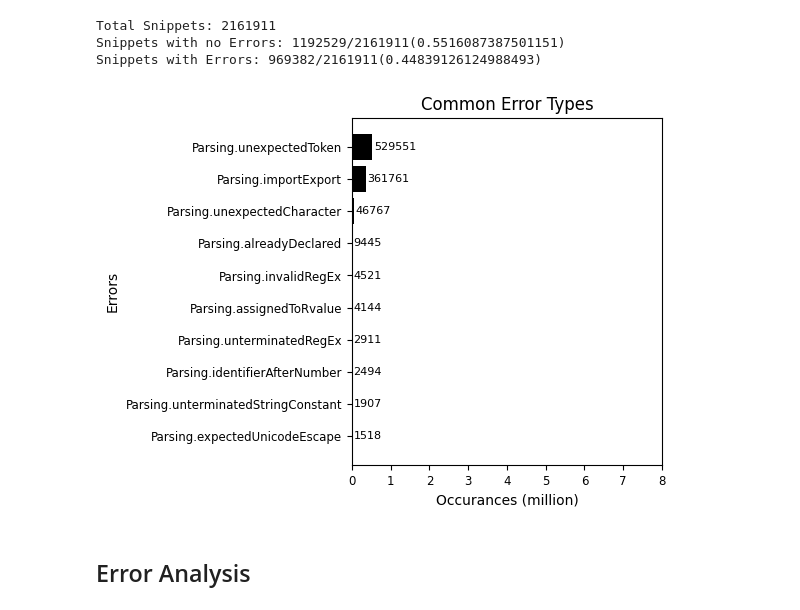
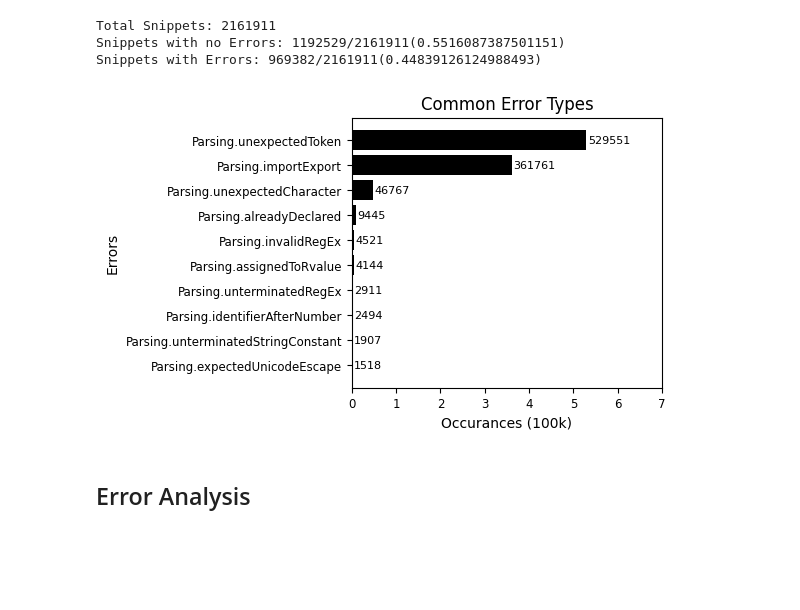
Before and after one commit to Brittany-Reid/node_code_correction, a Jupyter notebook: analysis/analysis.ipynb, the cells around one changed output. Cells and saved outputs as stored; diff of their text form; code cells hidden in the pictures; blank space fills up the shorter version.

```diff
--- a/analysis/analysis.ipynb
+++ b/analysis/analysis.ipynb
@@ -165,9 +171,10 @@ overview(eslint_p_errors)
 Total Snippets: 2161911
 Snippets with no Errors: 1192529/2161911(0.5516087387501151)
 Snippets with Errors: 969382/2161911(0.44839126124988493)
-# %%
-top10Errors(p_errors_df, "NUM OCCURANCES", saveas="eslint-commonErrorTypes")
-# %% [output]
-[figure, removed]
+# %%
+top10Errors(p_errors_df, "NUM OCCURANCES", saveas="eslint-commonErrorTypesParsing", xlim=700000,
+    format = lambda x, p: format(int(x/100000), ','), label="Occurances (100k)")
+# %% [output]
+[figure, added]
 # %% [markdown]
 ## Error Analysis
```
Also changed, not shown: parts of 15 cells of this notebook, 4 other files.
